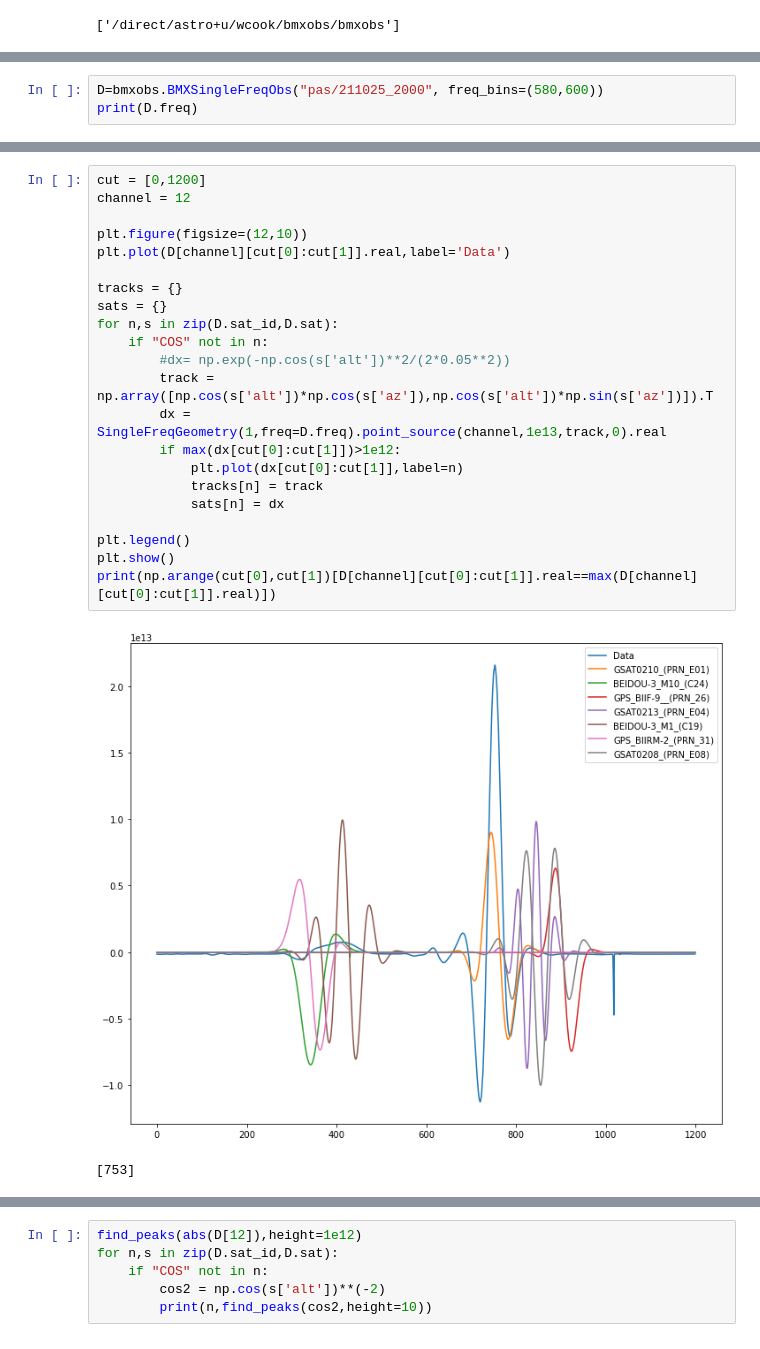
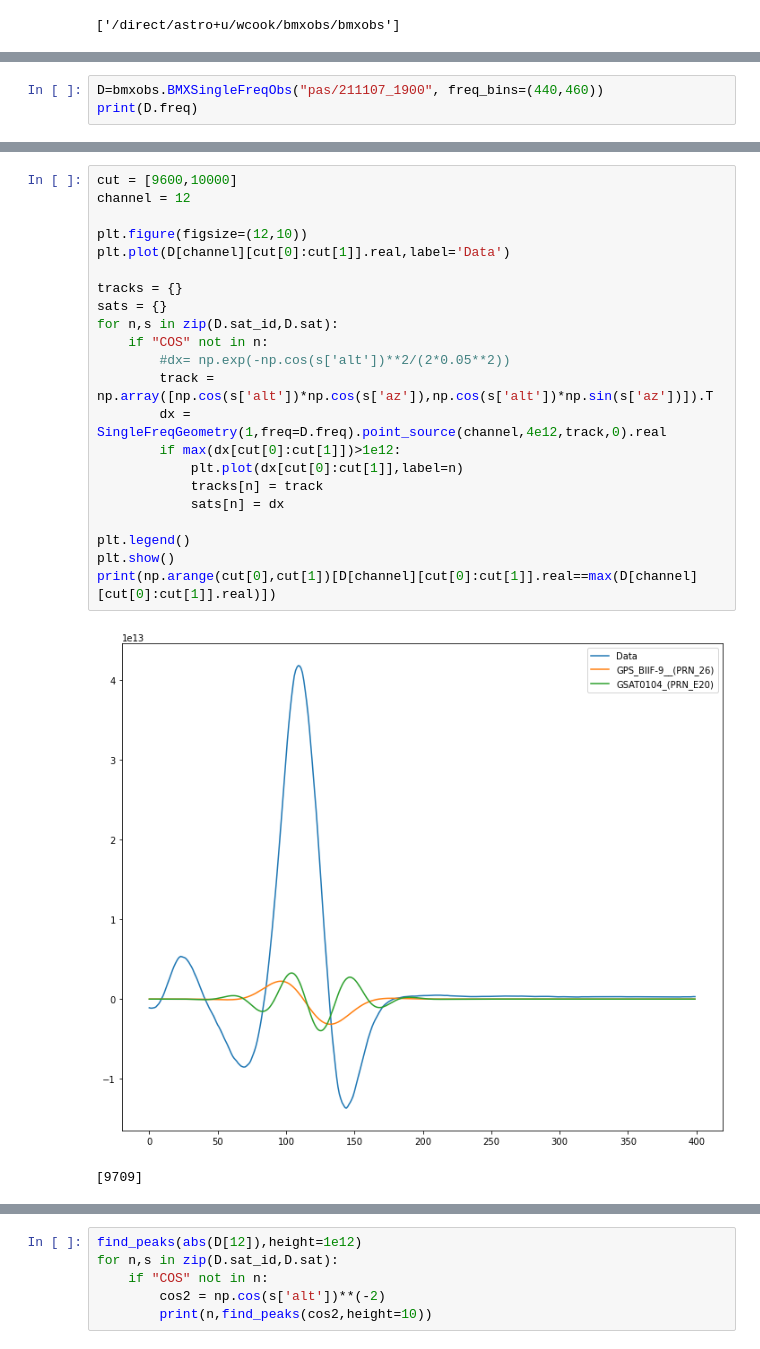
Before and after one commit to bmxdemo/bmxobs, a Jupyter notebook: towards1.ipynb, the cells around one changed output, grey strips where cells are left out. Saved outputs shown, nothing was run; the diff lists cells and outputs as text.

```diff
--- a/towards1.ipynb
+++ b/towards1.ipynb
@@ -26,4 +24,4 @@ ValueError: Reduction not found. Forgot pas/ or fra/?
 # %%
-D=bmxobs.BMXSingleFreqObs("pas/211025_2000", freq_bins=(580,600))
+D=bmxobs.BMXSingleFreqObs("pas/211107_1900", freq_bins=(440,460))
 print(D.freq)
 # %% [output]
@@ -46,25 +70,25 @@ plt.show()
 # %%
-cut = [0,1200]
+cut = [9600,10000]
 channel = 12
 
 plt.figure(figsize=(12,10))
 plt.plot(D[channel][cut[0]:cut[1]].real,label='Data')
 
 tracks = {}
 sats = {}
 for n,s in zip(D.sat_id,D.sat):
     if "COS" not in n:
         #dx= np.exp(-np.cos(s['alt'])**2/(2*0.05**2))
         track = np.array([np.cos(s['alt'])*np.cos(s['az']),np.cos(s['alt'])*np.sin(s['az'])]).T
-        dx = SingleFreqGeometry(1,freq=D.freq).point_source(channel,1e13,track,0).real
+        dx = SingleFreqGeometry(1,freq=D.freq).point_source(channel,4e12,track,0).real
         if max(dx[cut[0]:cut[1]])>1e12:
             plt.plot(dx[cut[0]:cut[1]],label=n)
             tracks[n] = track
             sats[n] = dx
 
 plt.legend()
 plt.show()
 print(np.arange(cut[0],cut[1])[D[channel][cut[0]:cut[1]].real==max(D[channel][cut[0]:cut[1]].real)])
 # %% [output]
-[figure, old version]
+[figure, new version]
-[753]
+[9709]
```
Also changed, not shown: parts of 12 cells of this notebook, 8 other files.
